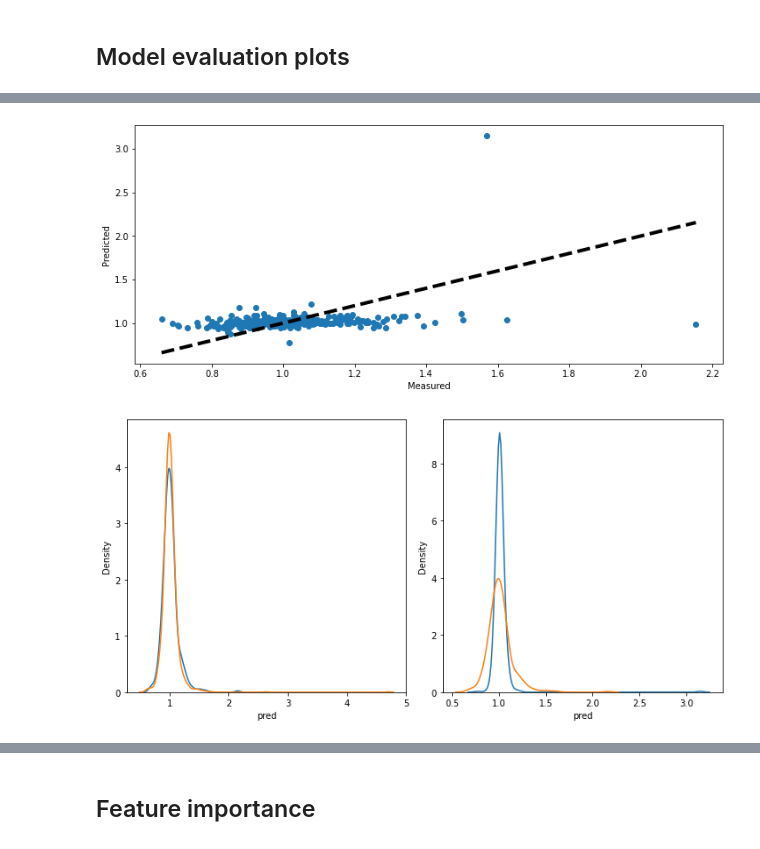
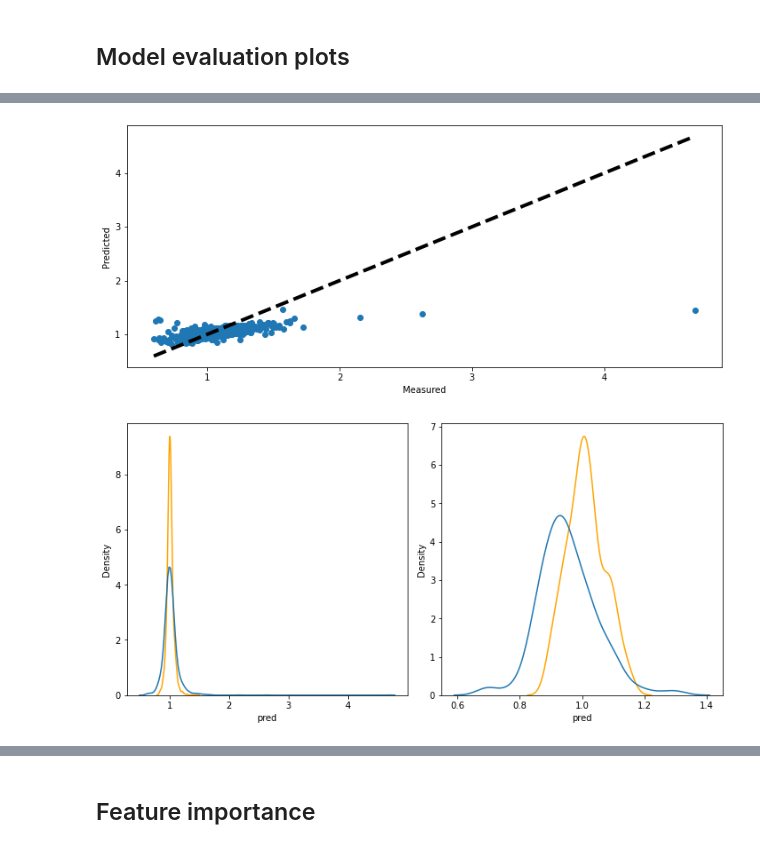
Before and after one commit to lucasbotellaroca/Covid-19_Reproduction_Rate_Estimator, a Jupyter notebook: data_model_R0.ipynb, the cells around one changed output, grey strips where cells are left out. Saved outputs shown, nothing was run; the diff lists cells and outputs as text; code cells hidden in the pictures.

```diff
--- a/data_model_R0.ipynb
+++ b/data_model_R0.ipynb
@@ -83,0 +110,8 @@ df
+# %%
+df['nurses_per_1000']=df.apply(lambda x: x['nurses_per_1000'] if x['deaths_prev_18'] <= 0 else
+         x['nurses_per_1000'] - (x['nurses_per_1000']*x['deaths_prev_18']), axis=1)
+df['doctors_per_1000']=df.apply(lambda x: x['doctors_per_1000'] if x['deaths_prev_18'] <= 0 else
+         x['doctors_per_1000'] - (x['doctors_per_1000']*x['deaths_prev_18']), axis=1)
+df['beds_per_1000']=df.apply(lambda x: x['beds_per_1000'] if x['deaths_prev_18'] <= 0 else
+         x['beds_per_1000'] - (x['beds_per_1000']*x['deaths_prev_18']), axis=1)
+df
@@ -125,5 +169,5 @@ Text(0.5, 1.0, 'R0')
 # %%
-df=df.fillna(df.median())
+#df=df.fillna(df.median())
 # %%
 X=df[df.columns[2:-1]]
 y=df['R0']
@@ -164,8 +193,8 @@ import warnings
 warnings.filterwarnings('ignore')
 # %%
 # A parameter grid for XGBoost
-params = {'min_child_weight':[4,5], 'gamma':[i/10.0 for i in range(3,6)],  'subsample':[i/10.0 for i in range(6,11)],
-'colsample_bytree':[i/10.0 for i in range(6,11)], 'max_depth': [2,3,4]}
+params = {'subsample':[0.1, 0.2, 0.3], 'eta':[0.05, 0.1], 'min_child_weight':[4,5], 'gamma':[i/10.0 for i in range(3,6)],  'subsample':[i/10.0 for i in range(6,11)],
+'colsample_bytree':[i/10.0 for i in range(6,11)], 'max_depth': [25, 30]}
 
 # Initialize XGB and GridSearch
 xgb = XGBRegressor(nthread=-1)
@@ -338,20 +365,17 @@ plt.show()
 # %%
-# cross_val_predict returns an array of the same size as `y` where each entry
-# is a prediction obtained by cross validation:
-
 fig, ax = plt.subplots(figsize=(12,5))
-ax.scatter(y_test, y_pred)
-ax.plot([y_test.min(), y_test.max()], [y_test.min(), y_test.max()], 'k--', lw=4)
+ax.scatter(y_train, y_pred_train)
+ax.plot([y_train.min(), y_train.max()], [y_train.min(), y_train.max()], 'k--', lw=4)
 ax.set_xlabel('Measured')
 ax.set_ylabel('Predicted')
 plt.show()
 # %% [output]
-[figure, old version]
+[figure, new version]
 # %%
 import seaborn as sns
 # Hacemos las predicciones y evaluamos los resultados graficamente, tanto en el set de Train como de Test
 y_test_pred = y_pred
-y_train_pred = y_test
+y_train_pred = y_pred_train
 
 test = y_test
 train = y_train
@@ -367,10 +391,10 @@ res_df_train['dif_abs'] = np.round(np.abs(res_df_train['pred']-res_df_train['tes
 res_df_train['dif%'] = np.round(100*(res_df_train['pred']-res_df_train['test'])/res_df_train['test'],2)
 
 fig, axes = plt.subplots(nrows=1, ncols=2, figsize=(10, 5))
-plot = sns.kdeplot(res_df_train['pred'], ax=axes[0])
+plot = sns.kdeplot(res_df_train['pred'], ax=axes[0], color='orange')
 plot = sns.kdeplot(res_df_train['test'], ax=axes[0])
-plot = sns.kdeplot(res_df_test['pred'], ax=axes[1])
+plot = sns.kdeplot(res_df_test['pred'], ax=axes[1], color='orange')
 plot = sns.kdeplot(res_df_test['test'], ax=axes[1])
 fig.tight_layout()
 # %% [output]
-[figure, old version]
+[figure, new version]
```
Also changed, not shown: parts of 60 cells of this notebook.
